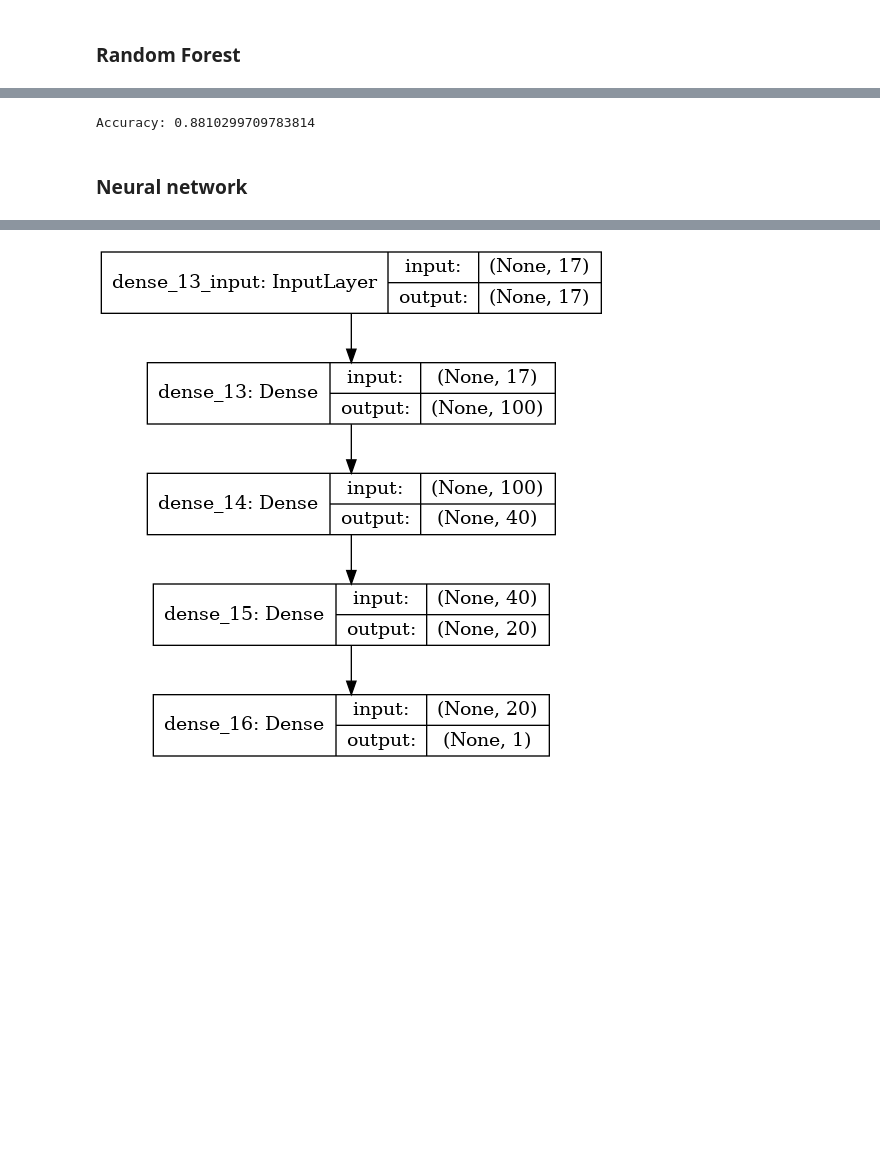
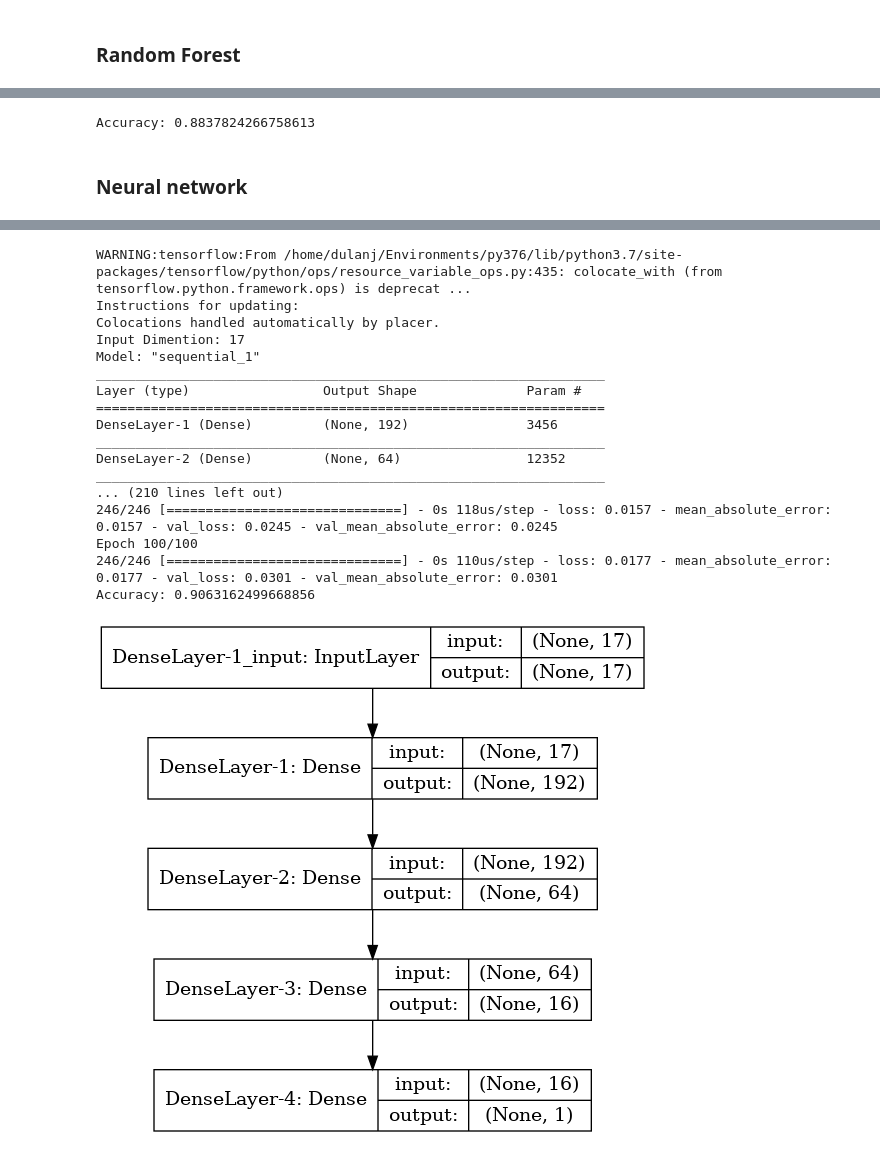
Before and after one commit to CodeProcessor/In20-S1-CS5617-project-1, a Jupyter notebook: Predictive and Prescriptive Analysis.ipynb, the cells around one changed output, grey strips where cells are left out. Cells and saved outputs as stored; diff of their text form; code cells hidden in the pictures; blank space fills up the shorter version.

Commit message:
Modifined Descriptive and Predictive jupyter notebooks

```diff
--- a/Predictive and Prescriptive Analysis.ipynb
+++ b/Predictive and Prescriptive Analysis.ipynb
@@ -219,0 +250,7 @@ df_p = pd.concat([df, dfDummies], axis=1)
+# %%
+from sklearn.linear_model import LinearRegression
+
+regr = LinearRegression()
+regr.fit(X_train, y_train)
+y_pred = regr.predict(X_test)
+print("Accuracy:", r2_score(y_test, y_pred))
@@ -220,11 +261,5 @@ df_p = pd.concat([df, dfDummies], axis=1)
 # %%
-y = df_p["OEE"]
-X = df_p.drop(['Product', 'OEE'], axis = 1)
+# y = df_p["OEE"]
+# X = df_p.drop(['Product', 'OEE'], axis = 1)
 
-X_train, X_test, y_train, y_test = train_test_split(X, y, test_size=0.3, random_state=0)
-
-regressor = DecisionTreeRegressor(random_state=0)
-regressor.fit(X_train,y_train)
-
-y_pred = regressor.predict(X_test)
-print("Accuracy:", r2_score(y_test, y_pred))
+# X_train, X_test, y_train, y_test = train_test_split(X, y, test_size=0.3, random_state=0)
@@ -300,0 +379,8 @@ X_test_s, _ = scale(X_test, scaler)
+# %%
+from sklearn.svm import SVR
+
+svm_classifier = SVR(kernel='linear')
+svm_classifier.fit(X_train_s, y_train)
+y_pred = svm_classifier.predict(X_test_s)
+
+print("Accuracy:", r2_score(y_test, y_pred))
@@ -303,12 +441,13 @@ X_test_s, _ = scale(X_test, scaler)
 # %%
-from sklearn.ensemble import RandomForestRegressor
+# random_forest_regressor = RandomForestRegressor(n_estimators=100, random_state=0)
+random_forest_regressor = RandomForestRegressor(n_estimators=300, criterion='mae', max_features='auto', max_depth=110,
+                                                min_samples_split=2, min_samples_leaf=1, random_state=0)
 
-random_forest_regressor = RandomForestRegressor(n_estimators=100, random_state=0)
 random_forest_regressor.fit(X_train_s, y_train)
 y_pred_t = random_forest_regressor.predict(X_test_s)
 print("Accuracy:", r2_score(y_test, y_pred_t))
 # %% [output]
-Accuracy: 0.8810299709783814
+Accuracy: 0.8837824266758613
 # %% [markdown]
 ### Neural network
 # %%
@@ -317,17 +456,17 @@ from keras.layers import Dense
 
 model = Sequential()
 input_dim = len(X_train_s.columns)
-model.add(Dense(100, input_dim=input_dim, activation='relu'))
-model.add(Dense(40, activation='relu'))
-model.add(Dense(20, activation='relu'))
-model.add(Dense(1, activation='linear'))
+model.add(Dense(192, input_dim=input_dim, activation='relu', name="DenseLayer-1"))
+model.add(Dense(64, activation='relu', name="DenseLayer-2"))
+model.add(Dense(16, activation='relu', name="DenseLayer-3"))
+model.add(Dense(1, activation='linear', name="DenseLayer-4"))
 print("Input Dimention: {}".format(input_dim))
 print(model.summary())
 
 # compile the keras model
 model.compile(loss='mean_absolute_error', optimizer='adam', metrics=['mean_absolute_error'])
 
-model.fit(X_train_s, y_train, epochs=100, batch_size=10, verbose=0)
+model.fit(X_train_s, y_train, epochs=100, batch_size=10, verbose=1, validation_split=0.2)
 
 y_pred = model.predict(X_test_s)
 print("Accuracy:", r2_score(y_test, y_pred))
@@ -358,4 +479,21 @@ Accuracy: 0.9260695190147299
+WARNING:tensorflow:From /home/dulanj/Environments/py376/lib/python3.7/site-packages/tensorflow/python/ops/resource_variable_ops.py:435: colocate_with (from tensorflow.python.framework.ops) is deprecat ...
+Instructions for updating:
+Colocations handled automatically by placer.
+Input Dimention: 17
+Model: "sequential_1"
+_________________________________________________________________
+Layer (type)                 Output Shape              Param #
+=================================================================
+DenseLayer-1 (Dense)         (None, 192)               3456
+_________________________________________________________________
+DenseLayer-2 (Dense)         (None, 64)                12352
+_________________________________________________________________
+... (210 lines left out)
+246/246 [==============================] - 0s 118us/step - loss: 0.0157 - mean_absolute_error: 0.0157 - val_loss: 0.0245 - val_mean_absolute_error: 0.0245
+Epoch 100/100
+246/246 [==============================] - 0s 110us/step - loss: 0.0177 - mean_absolute_error: 0.0177 - val_loss: 0.0301 - val_mean_absolute_error: 0.0301
+Accuracy: 0.9063162499668856
-[figure, old version]
+[figure, new version]
 # %%
 number = 3
 test_results(regressor, X_test_s.iloc[number], y_test.iloc[number])
```
Also changed, not shown: parts of 31 cells of this notebook, 1 other file.
